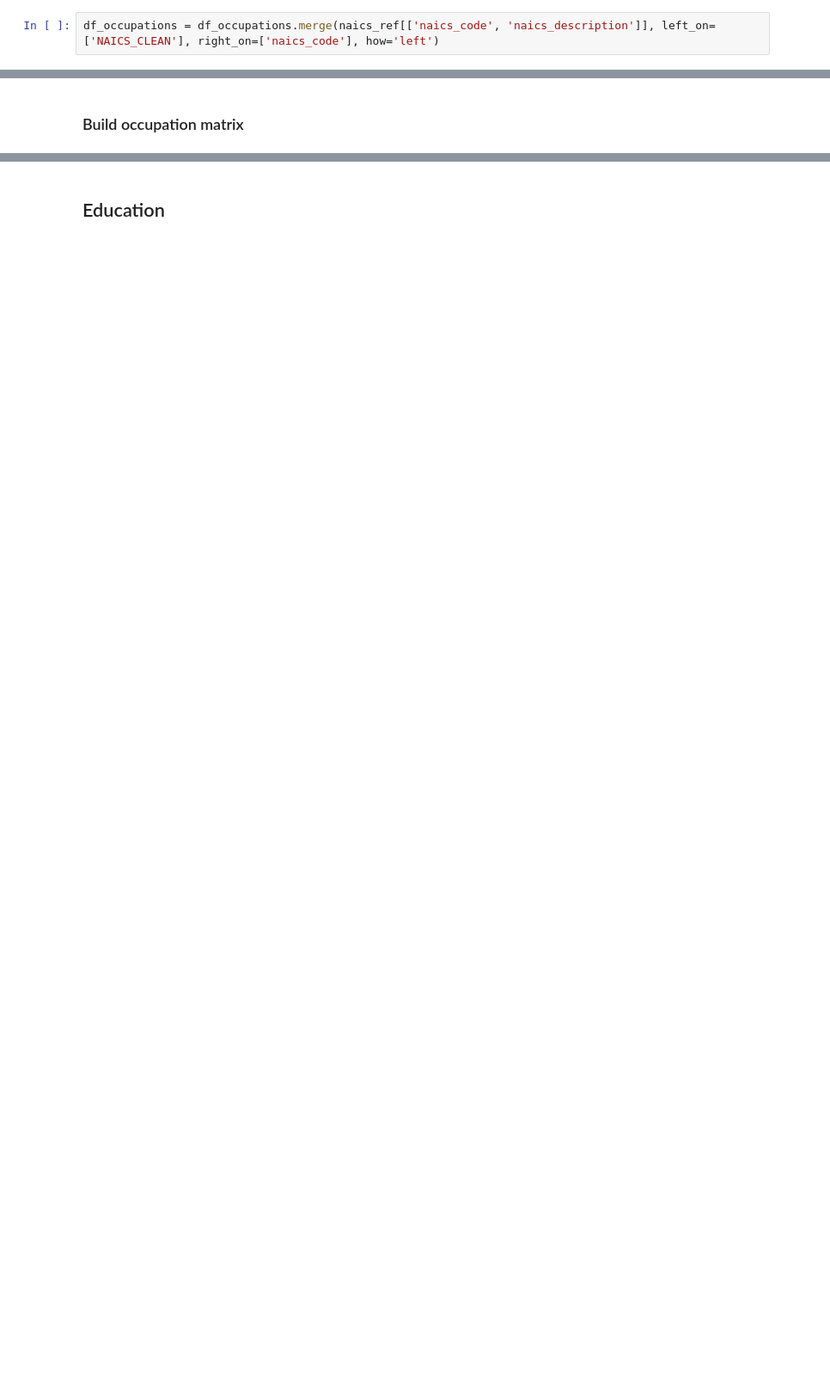
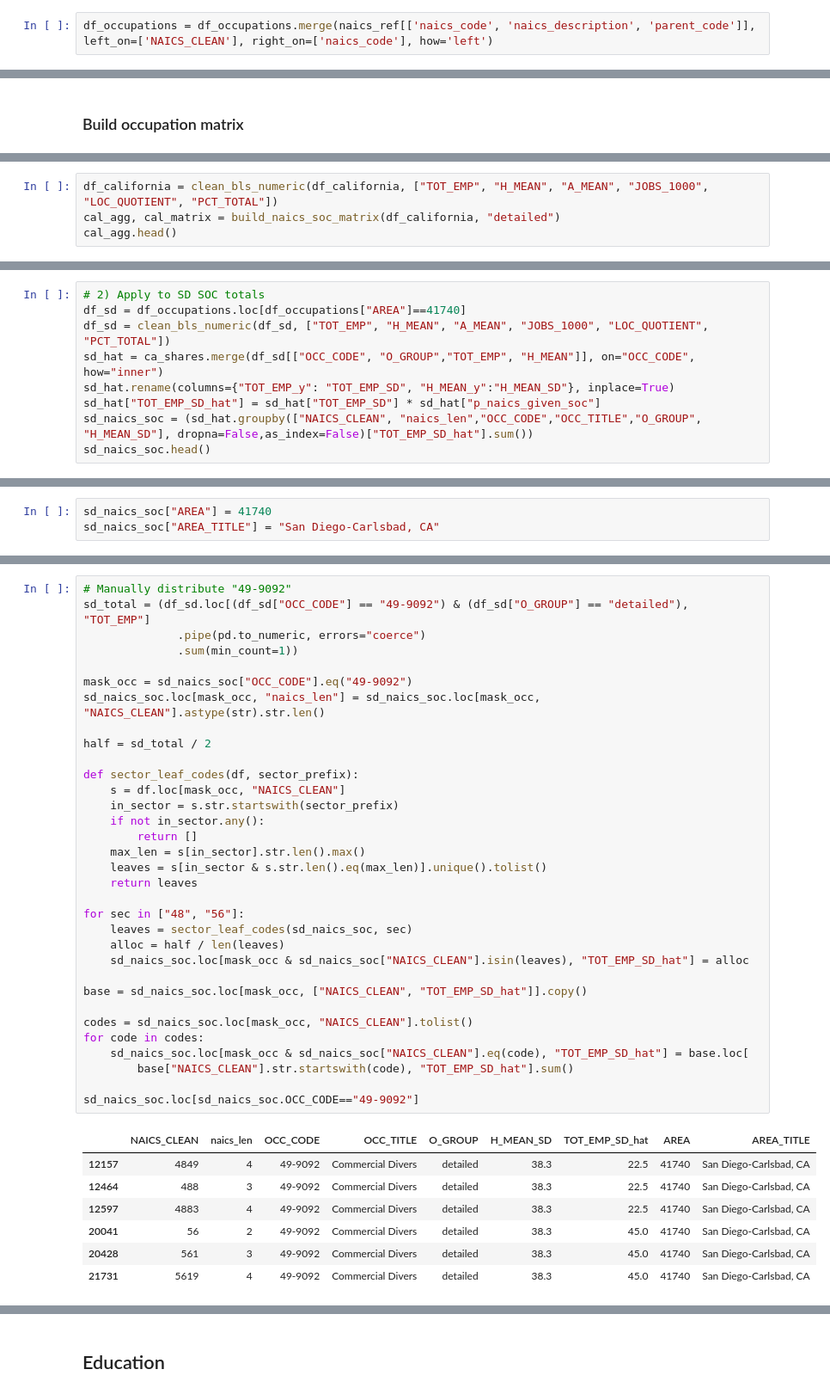
Before and after one commit to paulaluvini/opportunity_assessment, a Jupyter notebook: matrix_occupations_education.ipynb, the cells around one changed output, grey strips where cells are left out. Shown at 86% size. Cells and saved outputs as stored; diff of their text form; blank space fills up the shorter version.

```diff
--- a/matrix_occupations_education.ipynb
+++ b/matrix_occupations_education.ipynb
@@ -53,7 +53,7 @@ df_occupations["naics_len"].unique()
 # %% [output]
 array([0, 2, 3, 4, 6, 5], dtype=int64)
 # %%
-df_occupations = df_occupations.merge(naics_ref[['naics_code', 'naics_description']], left_on=['NAICS_CLEAN'], right_on=['naics_code'], how='left')
+df_occupations = df_occupations.merge(naics_ref[['naics_code', 'naics_description', 'parent_code']], left_on=['NAICS_CLEAN'], right_on=['naics_code'], how='left')
 # %%
 df_occupations.columns
 # %% [output]
@@ -141,0 +134,4 @@ TypeError: unsupported operand type(s) for +: 'int' and 'str'
+# %%
+df_california = clean_bls_numeric(df_california, ["TOT_EMP", "H_MEAN", "A_MEAN", "JOBS_1000", "LOC_QUOTIENT", "PCT_TOTAL"])
+cal_agg, cal_matrix = build_naics_soc_matrix(df_california, "detailed")
+cal_agg.head()
@@ -141,0 +169,9 @@ TypeError: unsupported operand type(s) for +: 'int' and 'str'
+# %%
+# 2) Apply to SD SOC totals
+df_sd = df_occupations.loc[df_occupations["AREA"]==41740]
+df_sd = clean_bls_numeric(df_sd, ["TOT_EMP", "H_MEAN", "A_MEAN", "JOBS_1000", "LOC_QUOTIENT", "PCT_TOTAL"])
+sd_hat = ca_shares.merge(df_sd[["OCC_CODE", "O_GROUP","TOT_EMP", "H_MEAN"]], on="OCC_CODE", how="inner")
+sd_hat.rename(columns={"TOT_EMP_y": "TOT_EMP_SD", "H_MEAN_y":"H_MEAN_SD"}, inplace=True)
+sd_hat["TOT_EMP_SD_hat"] = sd_hat["TOT_EMP_SD"] * sd_hat["p_naics_given_soc"]
+sd_naics_soc = (sd_hat.groupby(["NAICS_CLEAN", "naics_len","OCC_CODE","OCC_TITLE","O_GROUP", "H_MEAN_SD"], dropna=False,as_index=False)["TOT_EMP_SD_hat"].sum())
+sd_naics_soc.head()
@@ -141,0 +185,3 @@ TypeError: unsupported operand type(s) for +: 'int' and 'str'
+# %%
+sd_naics_soc["AREA"] = 41740
+sd_naics_soc["AREA_TITLE"] = "San Diego-Carlsbad, CA"
@@ -141,0 +206,41 @@ TypeError: unsupported operand type(s) for +: 'int' and 'str'
+# %%
+# Manually distribute "49-9092"
+sd_total = (df_sd.loc[(df_sd["OCC_CODE"] == "49-9092") & (df_sd["O_GROUP"] == "detailed"), "TOT_EMP"]
+              .pipe(pd.to_numeric, errors="coerce")
+              .sum(min_count=1))
+
+mask_occ = sd_naics_soc["OCC_CODE"].eq("49-9092")
+sd_naics_soc.loc[mask_occ, "naics_len"] = sd_naics_soc.loc[mask_occ, "NAICS_CLEAN"].astype(str).str.len()
+
+half = sd_total / 2
+
+def sector_leaf_codes(df, sector_prefix):
+    s = df.loc[mask_occ, "NAICS_CLEAN"]
+    in_sector = s.str.startswith(sector_prefix)
+    if not in_sector.any():
+        return []
+    max_len = s[in_sector].str.len().max()
+    leaves = s[in_sector & s.str.len().eq(max_len)].unique().tolist()
+    return leaves
+
+for sec in ["48", "56"]:
+    leaves = sector_leaf_codes(sd_naics_soc, sec)
+    alloc = half / len(leaves)
+    sd_naics_soc.loc[mask_occ & sd_naics_soc["NAICS_CLEAN"].isin(leaves), "TOT_EMP_SD_hat"] = alloc
+
+base = sd_naics_soc.loc[mask_occ, ["NAICS_CLEAN", "TOT_EMP_SD_hat"]].copy()
+
+codes = sd_naics_soc.loc[mask_occ, "NAICS_CLEAN"].tolist()
+for code in codes:
+    sd_naics_soc.loc[mask_occ & sd_naics_soc["NAICS_CLEAN"].eq(code), "TOT_EMP_SD_hat"] = base.loc[
+        base["NAICS_CLEAN"].str.startswith(code), "TOT_EMP_SD_hat"].sum()
+
+sd_naics_soc.loc[sd_naics_soc.OCC_CODE=="49-9092"]
+# %% [output]
+|  | NAICS_CLEAN | naics_len | OCC_CODE | OCC_TITLE | O_GROUP | H_MEAN_SD | TOT_EMP_SD_hat | AREA | AREA_TITLE |
+| 12157 | 4849 | 4 | 49-9092 | Commercial Divers | detailed | 38.3 | 22.5 | 41740 | San Diego-Carlsbad, CA |
+| 12464 | 488 | 3 | 49-9092 | Commercial Divers | detailed | 38.3 | 22.5 | 41740 | San Diego-Carlsbad, CA |
+| 12597 | 4883 | 4 | 49-9092 | Commercial Divers | detailed | 38.3 | 22.5 | 41740 | San Diego-Carlsbad, CA |
+| 20041 | 56 | 2 | 49-9092 | Commercial Divers | detailed | 38.3 | 45.0 | 41740 | San Diego-Carlsbad, CA |
+| 20428 | 561 | 3 | 49-9092 | Commercial Divers | detailed | 38.3 | 45.0 | 41740 | San Diego-Carlsbad, CA |
+| 21731 | 5619 | 4 | 49-9092 | Commercial Divers | detailed | 38.3 | 45.0 | 41740 | San Diego-Carlsbad, CA |
```
Also changed, not shown: parts of 24 cells of this notebook, 1 other file.
